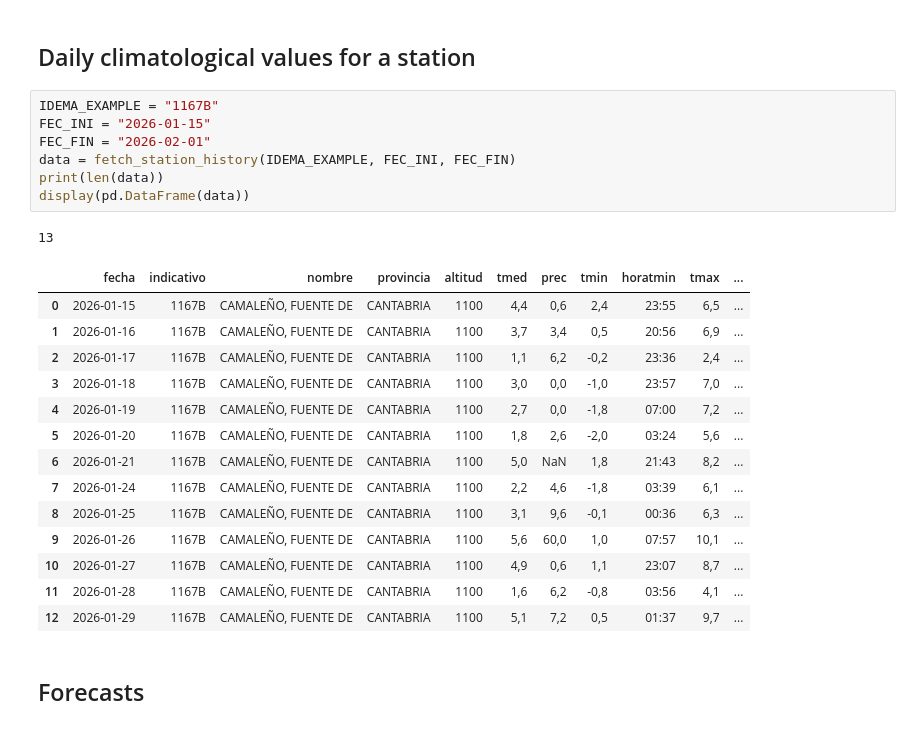
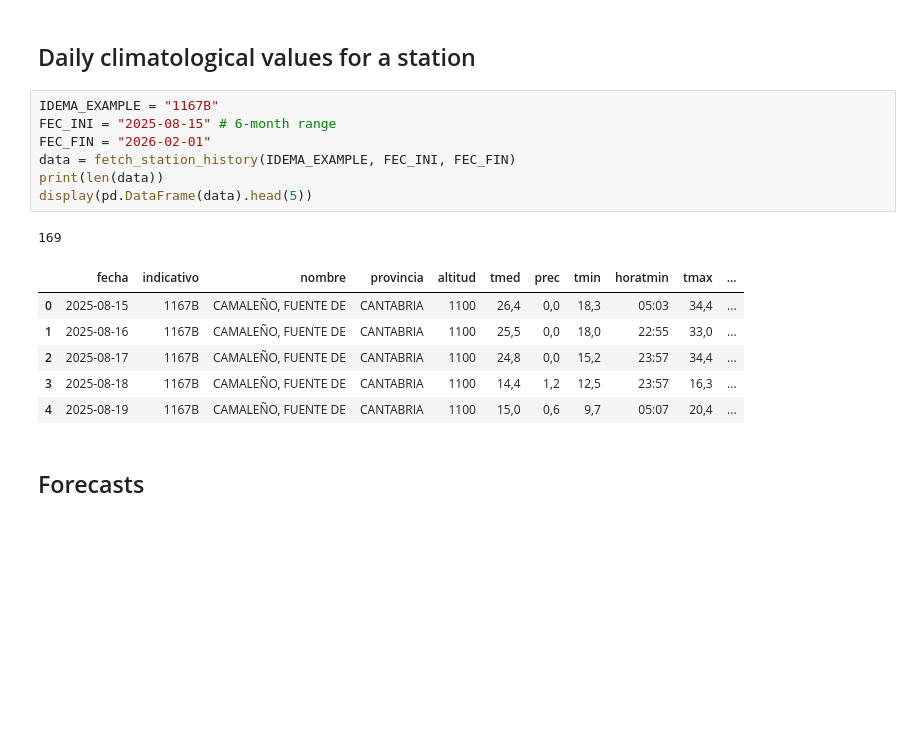
Before and after one commit to reddgr/energy-price-forecasting-in-power-grids, a Jupyter notebook: notebooks/04_AEMET_OpenData.ipynb, the cells around one changed output. Cells and saved outputs as stored; diff of their text form; blank space fills up the shorter version.

```diff
--- a/notebooks/04_AEMET_OpenData.ipynb
+++ b/notebooks/04_AEMET_OpenData.ipynb
@@ -212,27 +212,19 @@ plt.show()
 ## Daily climatological values for a station
 # %%
 IDEMA_EXAMPLE = "1167B"
-FEC_INI = "2026-01-15"
+FEC_INI = "2025-08-15" # 6-month range
 FEC_FIN = "2026-02-01"
 data = fetch_station_history(IDEMA_EXAMPLE, FEC_INI, FEC_FIN)
 print(len(data))
-display(pd.DataFrame(data))
+display(pd.DataFrame(data).head(5))
 # %% [output]
-13
+169
 |  | fecha | indicativo | nombre | provincia | altitud | tmed | prec | tmin | horatmin | tmax | ... |
-| 0 | 2026-01-15 | 1167B | CAMALEÑO, FUENTE DE | CANTABRIA | 1100 | 4,4 | 0,6 | 2,4 | 23:55 | 6,5 | ... |
-| 1 | 2026-01-16 | 1167B | CAMALEÑO, FUENTE DE | CANTABRIA | 1100 | 3,7 | 3,4 | 0,5 | 20:56 | 6,9 | ... |
-| 2 | 2026-01-17 | 1167B | CAMALEÑO, FUENTE DE | CANTABRIA | 1100 | 1,1 | 6,2 | -0,2 | 23:36 | 2,4 | ... |
-| 3 | 2026-01-18 | 1167B | CAMALEÑO, FUENTE DE | CANTABRIA | 1100 | 3,0 | 0,0 | -1,0 | 23:57 | 7,0 | ... |
-| 4 | 2026-01-19 | 1167B | CAMALEÑO, FUENTE DE | CANTABRIA | 1100 | 2,7 | 0,0 | -1,8 | 07:00 | 7,2 | ... |
-| 5 | 2026-01-20 | 1167B | CAMALEÑO, FUENTE DE | CANTABRIA | 1100 | 1,8 | 2,6 | -2,0 | 03:24 | 5,6 | ... |
-| 6 | 2026-01-21 | 1167B | CAMALEÑO, FUENTE DE | CANTABRIA | 1100 | 5,0 | NaN | 1,8 | 21:43 | 8,2 | ... |
-| 7 | 2026-01-24 | 1167B | CAMALEÑO, FUENTE DE | CANTABRIA | 1100 | 2,2 | 4,6 | -1,8 | 03:39 | 6,1 | ... |
-| 8 | 2026-01-25 | 1167B | CAMALEÑO, FUENTE DE | CANTABRIA | 1100 | 3,1 | 9,6 | -0,1 | 00:36 | 6,3 | ... |
-| 9 | 2026-01-26 | 1167B | CAMALEÑO, FUENTE DE | CANTABRIA | 1100 | 5,6 | 60,0 | 1,0 | 07:57 | 10,1 | ... |
-| 10 | 2026-01-27 | 1167B | CAMALEÑO, FUENTE DE | CANTABRIA | 1100 | 4,9 | 0,6 | 1,1 | 23:07 | 8,7 | ... |
-| 11 | 2026-01-28 | 1167B | CAMALEÑO, FUENTE DE | CANTABRIA | 1100 | 1,6 | 6,2 | -0,8 | 03:56 | 4,1 | ... |
-| 12 | 2026-01-29 | 1167B | CAMALEÑO, FUENTE DE | CANTABRIA | 1100 | 5,1 | 7,2 | 0,5 | 01:37 | 9,7 | ... |
+| 0 | 2025-08-15 | 1167B | CAMALEÑO, FUENTE DE | CANTABRIA | 1100 | 26,4 | 0,0 | 18,3 | 05:03 | 34,4 | ... |
+| 1 | 2025-08-16 | 1167B | CAMALEÑO, FUENTE DE | CANTABRIA | 1100 | 25,5 | 0,0 | 18,0 | 22:55 | 33,0 | ... |
+| 2 | 2025-08-17 | 1167B | CAMALEÑO, FUENTE DE | CANTABRIA | 1100 | 24,8 | 0,0 | 15,2 | 23:57 | 34,4 | ... |
+| 3 | 2025-08-18 | 1167B | CAMALEÑO, FUENTE DE | CANTABRIA | 1100 | 14,4 | 1,2 | 12,5 | 23:57 | 16,3 | ... |
+| 4 | 2025-08-19 | 1167B | CAMALEÑO, FUENTE DE | CANTABRIA | 1100 | 15,0 | 0,6 | 9,7 | 05:07 | 20,4 | ... |
 # %% [markdown]
 ## Forecasts
 # %%
```
